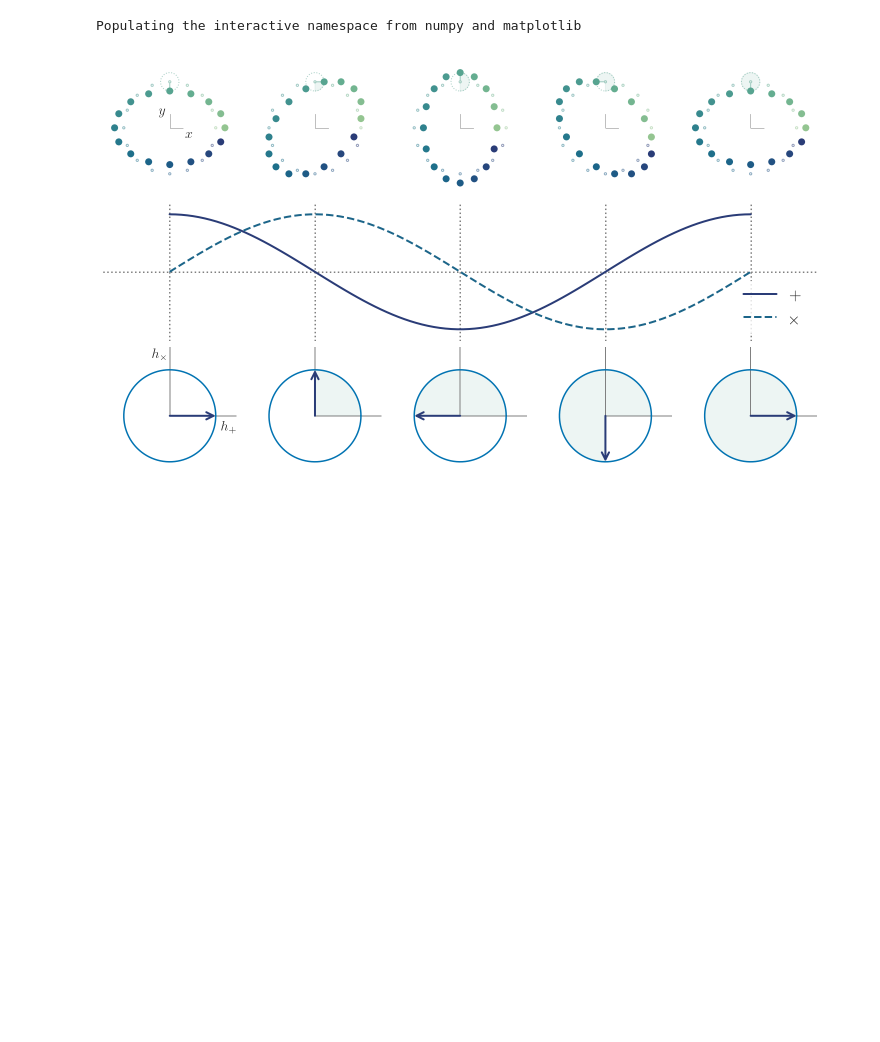
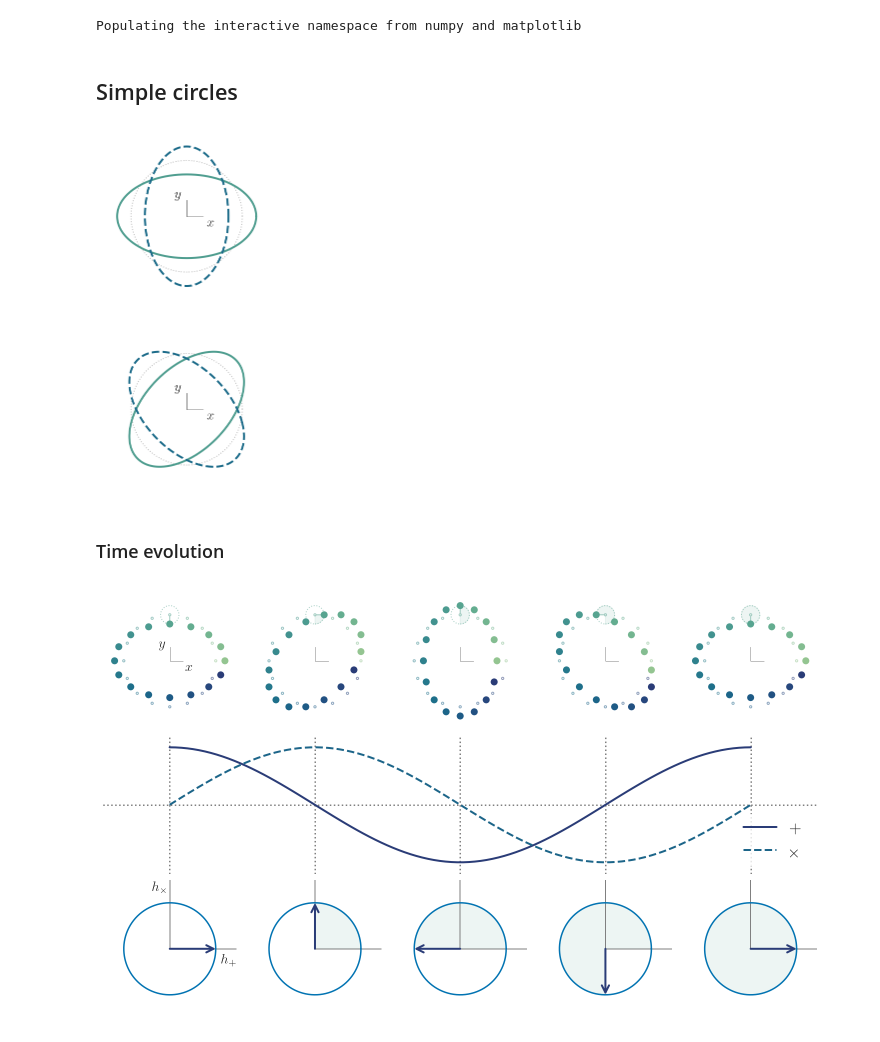
Before and after one commit to maxisi/gwpols, a Jupyter notebook: notebooks/pol_diagram.ipynb, the cells around one changed output. Drawn from its saved outputs; the diff is of its cells as text; code cells hidden in the pictures; blank space fills up the shorter version.

Commit message:
ring plots

```diff
--- a/notebooks/pol_diagram.ipynb
+++ b/notebooks/pol_diagram.ipynb
@@ -32,6 +32,49 @@ def hphc_ellip(wt, A=0.2, ellip=1, theta=0):
 def dxdy_ellip(XY, *args, **kwargs):
     hp, hc = hphc_ellip(*args, **kwargs)
     return dot(hp*ep + hc*ec, XY)
+# %% [markdown]
+## Simple circles
+# %%
+def plot_circle(A=0.2, ellip=1, theta=0, Npoints=16, palette='crest'):
+    # define points around the circle
+    th = linspace(0, 2*pi, Npoints+1, endpoint=True)
+    X = A0*cos(th)
+    Y = A0*sin(th)
+
+    fig, ax = subplots(1, figsize=(3,3))
+
+    ax.axhline(0, 0.5, 0.6, c='gray', lw=0.5)
+    ax.axvline(0, 0.5, 0.6, c='gray', lw=0.5)
+
+    kws = dict(fontsize=14, horizontalalignment='right', verticalalignment='top')
+    ax.annotate(r'$x$', xy=(0.5, 0), **kws)
+    ax.annotate(r'$y$', xy=(-0.1, 0.5), **kws)
+
+    c = sns.color_palette(palette, n_colors=len(th))
+    #ax.scatter(X, Y, edgecolors=c, facecolor='none', s=5, alpha=0.5)
+    ax.plot(X, Y, color='gray', lw=1, alpha=0.5, ls=':')
+
+    ls = '-'
+    for ci,wt in zip(sns.color_palette(palette, n_colors=2),[0, pi]):
+        dX, dY = dxdy_ellip([X, Y], wt, A=A, ellip=ellip, theta=theta)
+        ax.plot(X + dX, Y + dY, color=ci, lw=2, ls=ls)
+        #ax.plot(X + dX, Y + dY, color='gray', alpha=0.1)
+        ls = '--'
+
+    ax.axis('off')
+    ax.axis('equal')
+    ax.set_xlim(-1.5, 1.5)
+    ax.set_ylim(-1.5, 1.5);
+    return ax
+# %%
+for k,th in zip(["plus", "cross"], [0, pi/2]):
+    plot_circle(A=0.25, ellip=0, theta=th, Npoints=200);
+    savefig(f"pol_ring_{k}.pdf", bbox_inches="tight")
+# %% [output]
+[figure, added]
+[figure, added]
+# %% [markdown]
+### Time evolution
 # %%
 def plot_diagram(A=0.2, ellip=1, theta=0, A0=1, Nt=5, Npoints=16, ax_width=None, i0=4, palette='crest'):
     wts = linspace(0, 2*pi, Nt)
```
Also changed, not shown: parts of 1 cell of this notebook, 3 other files.
